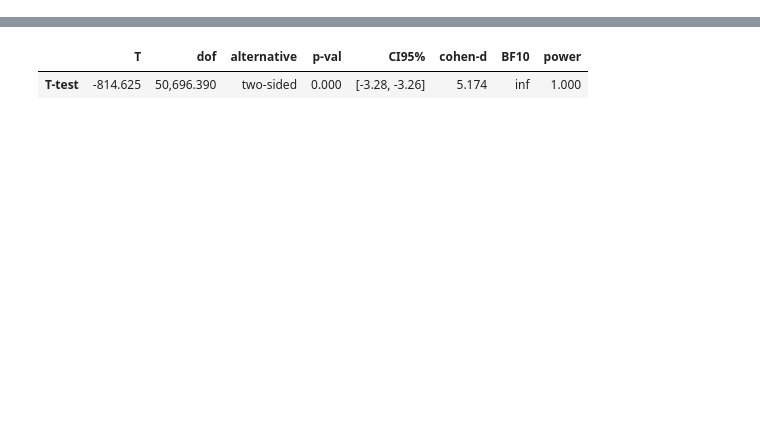
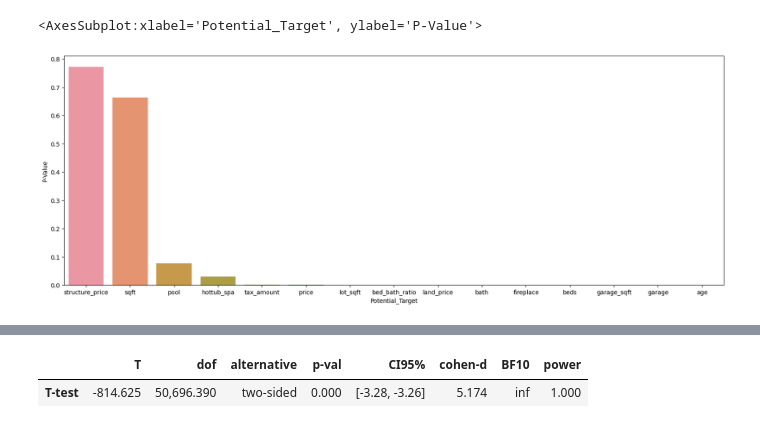
Before and after one commit to codeup-nadia-chris/clustering-project, a Jupyter notebook: chris_work_in_progress.ipynb, the cells around one changed output, grey strips where cells are left out. Saved outputs shown, nothing was run; the diff lists cells and outputs as text; code cells hidden in the pictures; blank space fills up the shorter version.

```diff
--- a/chris_work_in_progress.ipynb
+++ b/chris_work_in_progress.ipynb
@@ -150,0 +151,3 @@ del cat_variables[2:4]
+# %%
+pearson_df = ev.pearson_test_df(df, 'absolute_logerror', num_variables)
+pearson_df = pearson_df.sort_values(by = 'Minus_P', ascending=False)
@@ -150,0 +173,6 @@ del cat_variables[2:4]
+# %%
+plt.figure(figsize=(20,7))
+sns.barplot(data=pearson_df, y='P-Value', x='Potential_Target')
+# %% [output]
+<AxesSubplot:xlabel='Potential_Target', ylabel='P-Value'>
+[figure, added]
```
Also changed, not shown: parts of 34 cells of this notebook, 1 other file.
